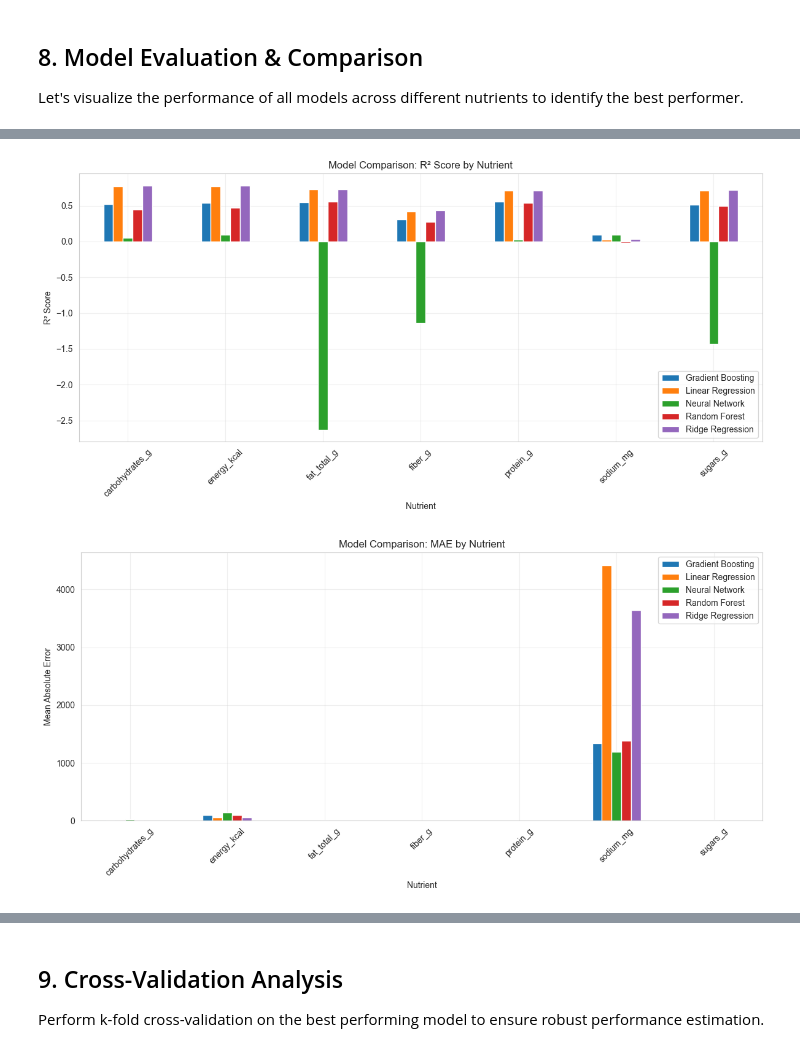
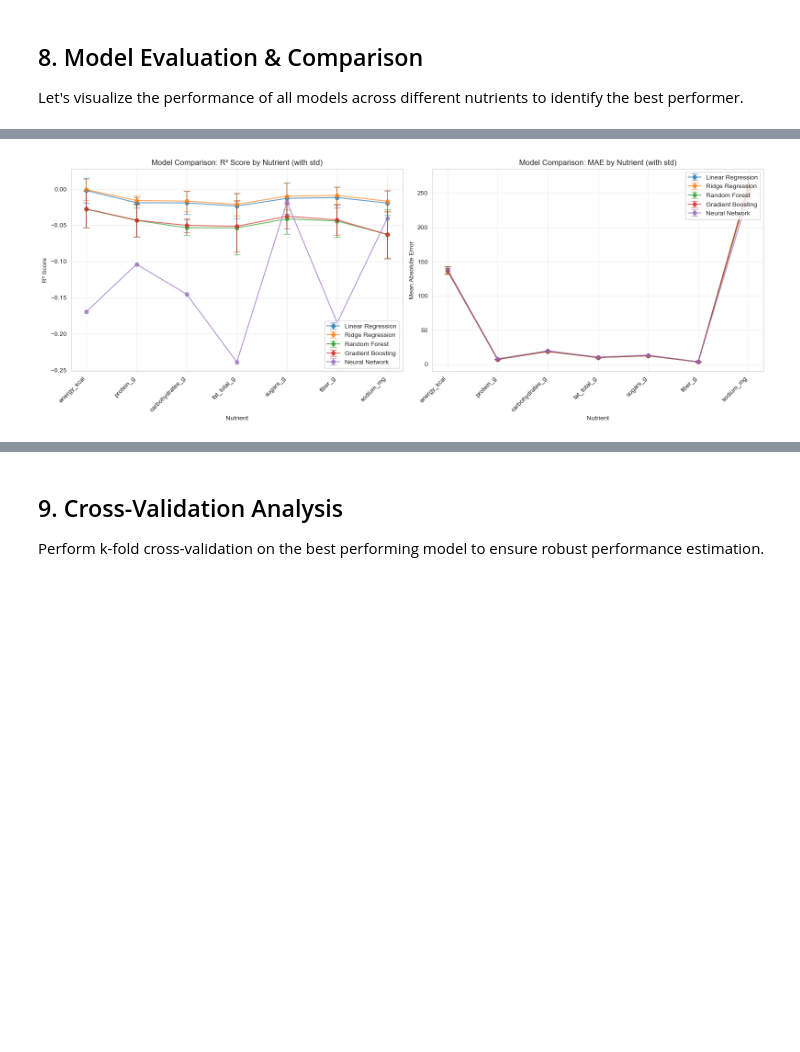
Before and after one commit to yvagula06/Senior-Design-2025, a Jupyter notebook: DSA330_Nutrition_TextRegression.ipynb, the cells around one changed output, grey strips where cells are left out. Drawn from its saved outputs; the diff is of its cells as text; code cells hidden in the pictures; blank space fills up the shorter version.

```diff
--- a/DSA330_Nutrition_TextRegression.ipynb
+++ b/DSA330_Nutrition_TextRegression.ipynb
@@ -123,7 +124,7 @@ PyTorch available: True
 # %%
 # ====== CONFIGURATION ======
 # Update this path to your local USDA dataset (reduced version for faster processing)
-DATA_PATH = r"C:\Users\Yuvar\Desktop\VSProjects\Senior-Design-2025\data\usda_branded_foods_reduced.csv"
+DATA_PATH = "/Users/nhatle/NutritionFactApp/Senior-Design-2025/data/usda_branded_foods.csv"
 
 # Load the dataset
 print(f"Loading data from: {DATA_PATH}")
@@ -334,25 +327,24 @@ We'll use TF-IDF (Term Frequency-Inverse Document Frequency) to convert food nam
 
 This transforms text like `"organic whole wheat bread"` into a sparse numerical vector suitable for regression models.
 # %%
-# Configure and fit TF-IDF Vectorizer
+# Configure and fit TF-IDF Vectorizer on full dataset for cross-validation
 vectorizer = TfidfVectorizer(
     ngram_range=(1, 2),      # Unigrams and bigrams
     min_df=3,                 # Ignore terms that appear in fewer than 3 documents
-    max_features=10000,       # Limit to top 10k features
+    max_features=5000,        # Limit to top 5k features for efficiency
     strip_accents='unicode',  # Normalize accents
     lowercase=True,
     token_pattern=r'\b[a-z]+\b'  # Only alphabetic tokens
 )
 
-print("Fitting TF-IDF vectorizer on training data...")
-X_train_tfidf = vectorizer.fit_transform(X_text_train)
-X_test_tfidf = vectorizer.transform(X_text_test)
+print("Fitting TF-IDF vectorizer on full dataset...")
+X_full_tfidf = vectorizer.fit_transform(X_text)
 
 print(f"✓ TF-IDF vectorization complete")
-print(f"  Training shape: {X_train_tfidf.shape}")
-print(f"  Test shape: {X_test_tfidf.shape}")
+print(f"  Full dataset shape: {X_full_tfidf.shape}")
 print(f"  Vocabulary size: {len(vectorizer.vocabulary_)}")
-print(f"  Sparsity: {(1 - X_train_tfidf.nnz / (X_train_tfidf.shape[0] * X_train_tfidf.shape[1])) * 100:.2f}%")
+print(f"  Sparsity: {(1 - X_full_tfidf.nnz / (X_full_tfidf.shape[0] * X_full_tfidf.shape[1])) * 100:.2f}%")
+print(f"  Strategy: Using 5-fold Cross-Validation on full dataset")
 
 # Show some example features
 feature_names = vectorizer.get_feature_names_out()
@@ -707,31 +717,43 @@ Let's visualize the performance of all models across different nutrients to iden
 # %%
 # Visualize R² scores by model and nutrient
 print("="*80)
-print("FINAL MODEL COMPARISON")
+print("FINAL MODEL COMPARISON (Cross-Validation Results)")
 print("="*80)
 print(all_metrics.to_string(index=False))
 print("\n")
 
-# Plot R² comparison
-pivot_r2 = all_metrics.pivot(index='Target', columns='Model', values='R²')
-pivot_r2.plot(kind='bar', figsize=(12, 6), rot=45)
-plt.title('Model Comparison: R² Score by Nutrient')
-plt.ylabel('R² Score')
-plt.xlabel('Nutrient')
-plt.legend(loc='lower right')
+# Plot R² comparison with error bars
+fig, (ax1, ax2) = plt.subplots(1, 2, figsize=(16, 6))
+
+# R² scores with std
+for model in all_metrics['Model'].unique():
+    model_data = all_metrics[all_metrics['Model'] == model]
+    x_pos = range(len(model_data))
+    ax1.errorbar(x_pos, model_data['R²'], yerr=model_data['R²_std'],
+                 label=model, marker='o', capsize=5, alpha=0.7)
+ax1.set_xticks(range(len(TARGET_NAMES)))
+ax1.set_xticklabels(TARGET_NAMES, rotation=45, ha='right')
+ax1.set_ylabel('R² Score')
+ax1.set_xlabel('Nutrient')
+ax1.set_title('Model Comparison: R² Score by Nutrient (with std)')
+ax1.legend(loc='lower right')
+ax1.grid(True, alpha=0.3)
+
+# MAE with std
+for model in all_metrics['Model'].unique():
+    model_data = all_metrics[all_metrics['Model'] == model]
+    x_pos = range(len(model_data))
+    ax2.errorbar(x_pos, model_data['MAE'], yerr=model_data['MAE_std'],
+                 label=model, marker='o', capsize=5, alpha=0.7)
+ax2.set_xticks(range(len(TARGET_NAMES)))
+ax2.set_xticklabels(TARGET_NAMES, rotation=45, ha='right')
+ax2.set_ylabel('Mean Absolute Error')
+ax2.set_xlabel('Nutrient')
+ax2.set_title('Model Comparison: MAE by Nutrient (with std)')
+ax2.legend(loc='upper right')
+ax2.grid(True, alpha=0.3)
+
 plt.tight_layout()
-plt.grid(True, alpha=0.3)
-plt.show()
-
-# Plot MAE comparison
-pivot_mae = all_metrics.pivot(index='Target', columns='Model', values='MAE')
-pivot_mae.plot(kind='bar', figsize=(12, 6), rot=45)
-plt.title('Model Comparison: MAE by Nutrient')
-plt.ylabel('Mean Absolute Error')
-plt.xlabel('Nutrient')
-plt.legend(loc='upper right')
-plt.tight_layout()
-plt.grid(True, alpha=0.3)
 plt.show()
 
 # Identify best model per nutrient based on R²
@@ -761,5 +783,4 @@ Linear Regression       sodium_mg 4416.603257 51212.972116  0.028825
-[figure, old version]
+[figure, new version]
-[figure, removed]
 ================================================================================
 BEST MODEL PER NUTRIENT (by R²)
 ================================================================================
```
Also changed, not shown: parts of 29 cells of this notebook.
